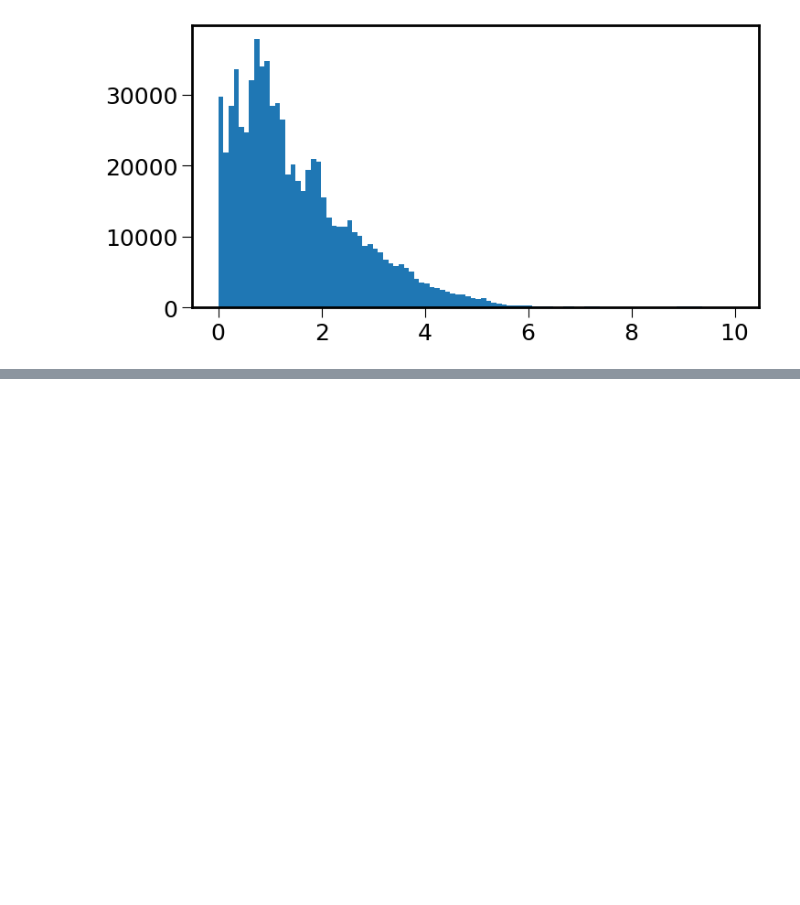
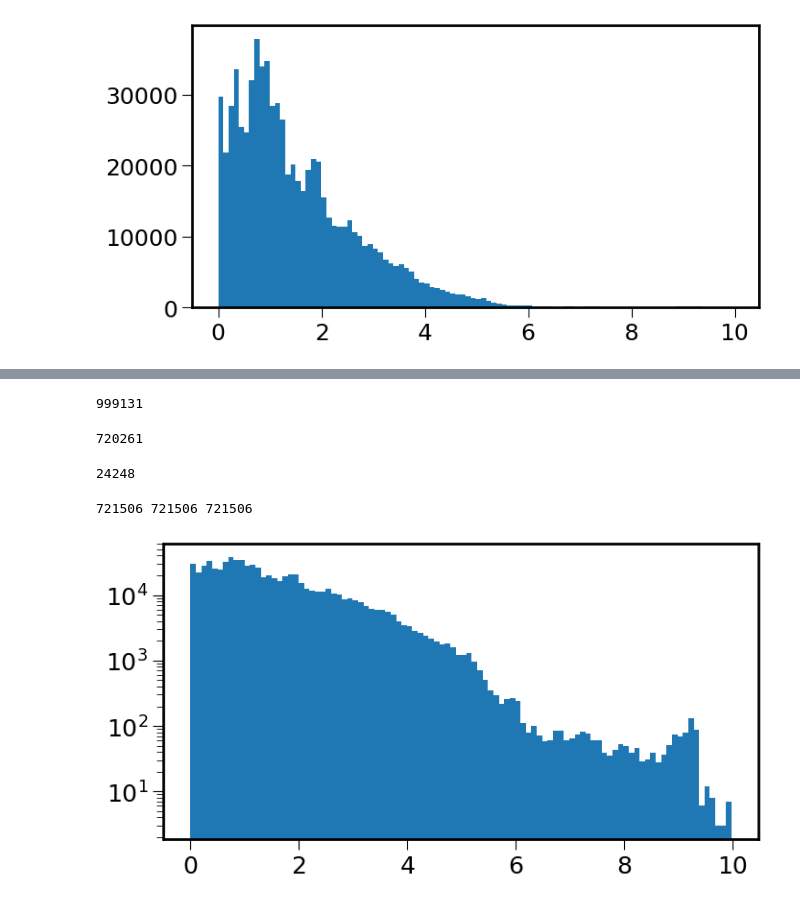
Before and after one commit to JospehCeh/lephare_cosmos, a Jupyter notebook: read_COSMOS2020.ipynb, the cells around one changed output, grey strips where cells are left out. Drawn from its saved outputs; the diff is of its cells as text; code cells hidden in the pictures; blank space fills up the shorter version.

```diff
--- a/read_COSMOS2020.ipynb
+++ b/read_COSMOS2020.ipynb
@@ -165,0 +194,31 @@ plt.hist(data['lp_zBEST'], bins=100)
+# %%
+mask_lp = np.isnan(data['lp_zBEST'])
+len(data['lp_zBEST'][mask_lp])
+# %% [output]
+999131
+# %%
+mask_uvista = np.isnan(data['UVISTA_Y_FLUX_AUTO'])
+len(data['UVISTA_Y_FLUX_AUTO'][mask_uvista])
+# %% [output]
+720261
+# %%
+mask_ustar = np.isnan(data['CFHT_ustar_FLUX_AUTO'])
+len(data['CFHT_ustar_FLUX_AUTO'][mask_ustar])
+# %% [output]
+24248
+# %%
+mask_tot = mask_lp + mask_uvista + mask_ustar
+filt = [ not b for b in mask_tot ]
+# %%
+all_lpz = data['lp_zBEST'][filt]
+all_CFHTustar = data['CFHT_ustar_FLUX_AUTO'][filt]
+all_uvistaY = data['UVISTA_Y_FLUX_AUTO'][filt]
+print(len(all_lpz), len(all_CFHTustar), len(all_uvistaY))
+# %% [output]
+721506 721506 721506
+# %%
+f, a = plt.subplots(1,1)
+a.hist(all_lpz, bins=100)
+a.set_yscale('log')
+# %% [output]
+[figure, added]
```
Also changed, not shown: parts of 9 cells of this notebook.
